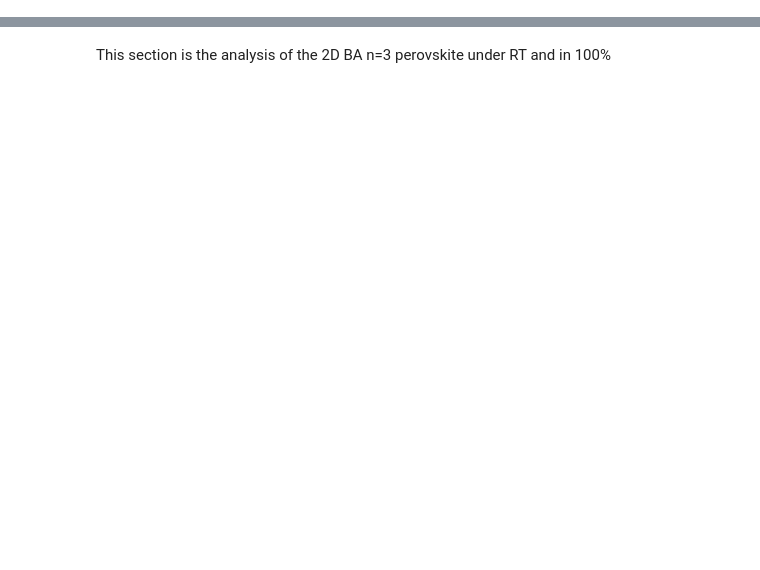
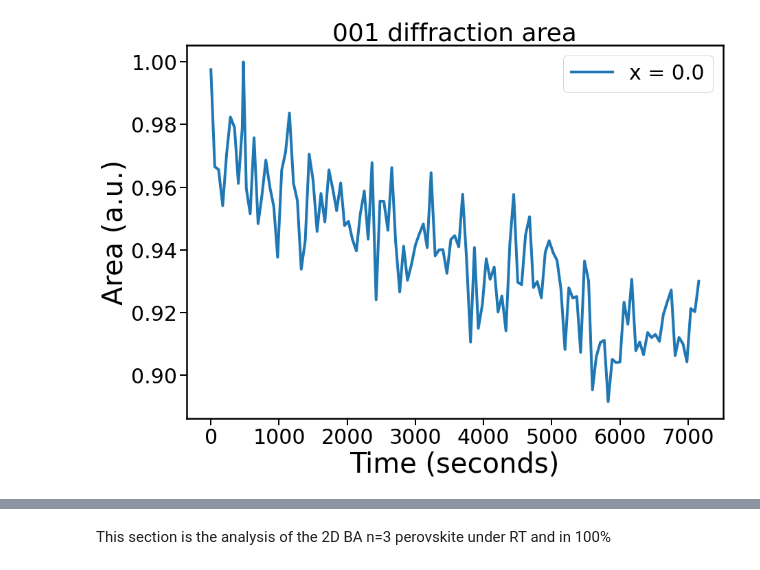
Before and after one commit to lwb56/Mohite_Lab, a Jupyter notebook: main.ipynb, the cells around one changed output, grey strips where cells are left out. Drawn from its saved outputs; the diff is of its cells as text; code cells hidden in the pictures; blank space fills up the shorter version.

Commit message:
update main and function for 2 peak fit

```diff
--- a/main.ipynb
+++ b/main.ipynb
@@ -10,12 +10,12 @@ import scipy as sp
 from utils.tracking import extract, find_params
 from utils.tracking import pseudo_voigt_fit1,gaus_fit1, voigt_fit1
 # %%
-# ## handling the 3D humidity only files. Only took the intergration of
-# path  = 'C:/Users/Bin'+chr(39)+'s X1/Box/BNL March 2022 Data/AMohite2/maxs/analysis/3D_hum_only_test5/circular_average'
+## handling the 3D humidity only files. Only took the intergration of
+path  = 'C:/Users/Bin'+chr(39)+'s X1/Box/BNL March 2022 Data/AMohite2/maxs/analysis/3D_hum_only_test5/circular_average'
 
-# infiles = glob.glob(os.path.join(path, '*'+'*.dat'))
+infiles = glob.glob(os.path.join(path, '*'+'*.dat'))
 
-# data = extract(infiles[0])
+data = extract(infiles[0])
 
-# # find parameter index function
+# find parameter index function
 # %%
@@ -83,27 +83,59 @@ from utils.tracking import pseudo_voigt_fit1,gaus_fit1, voigt_fit1
 # %%
-# # plt.plot(time, val_3D, '*')
+# plt.plot(time, val_3D, '*')
 
-# time = np.array(time)
-# time_pos2 = np.array(time_pos2)
-# val_3D = np.array(val_3D)
-# val_pb = np.array(val_pb)
-# val_3D_pos2 = np.array(val_3D_pos2)
-# val_pb_pos2 = np.array(val_pb_pos2)
+time = np.array(time)
+time_pos2 = np.array(time_pos2)
+val_3D = np.array(val_3D)
+val_pb = np.array(val_pb)
+val_3D_pos2 = np.array(val_3D_pos2)
+val_pb_pos2 = np.array(val_pb_pos2)
 
 
-# indt = np.argsort(time)
-# indt2 = np.argsort(time_pos2)
+indt = np.argsort(time)
+indt2 = np.argsort(time_pos2)
 
-# plt.figure()
-# plt.plot(time[indt], val_3D[indt], label = 'x = 0.0')
-# plt.plot(time_pos2[indt2],val_3D_pos2[indt2], label= 'x = 0.5')
-# plt.title('001 diffraction area')
-# plt.legend()
+plt.figure(figsize = (14,10))
+ax = plt.gca()
+plt.plot(time[indt], val_3D[indt]/np.max(val_3D[indt]), label = 'x = 0.0', linewidth = 4)
+# plt.plot(time_pos2[indt2],val_3D_pos2[indt2]/np.max(val_3D_pos2[indt2]), label= 'x = 0.5', linewidth = 5)
+plt.ylabel('Area (a.u.)',fontsize = 40)
+plt.xlabel('Time (seconds)',fontsize = 40)
+plt.rc('axes', linewidth=2.5)
+ax.tick_params(which='both', width=2)
+ax.tick_params(which='minor', length=5)
+ax.tick_params(which='major', length=10)
+plt.rcParams.update({'font.size': 30})
+plt.title('001 diffraction area')
+plt.legend()
 
 
 
-# plt.figure()
-# plt.plot(time[indt], val_pb[indt], label = 'x = 0.0')
-# plt.plot(time_pos2[indt2],val_pb_pos2[indt2], label = 'x = 0.5')
-# plt.title('PbI2 diffraction area')
-# plt.legend()
+plt.figure(figsize = (14,10))
+plt.plot(time[indt], val_pb[indt]/np.max(val_pb[indt[0]]), label = 'x = 0.0', linewidth = 4, color = 'r')
+# plt.plot(time_pos2[indt2],val_pb_pos2[indt2]/np.max(val_3D_pos2), label = 'x = 0.5')
+plt.ylabel('Area (a.u.)',fontsize = 40)
+plt.xlabel('Time (seconds)',fontsize = 40)
+plt.rc('axes', linewidth=2.5)
+ax.tick_params(which='both', width=2)
+ax.tick_params(which='minor', length=5)
+ax.tick_params(which='major', length=10)
+plt.rcParams.update({'font.size': 30})
+plt.title('PbI2 diffraction area')
+plt.legend()
+
+
+
+
+plt.figure(figsize = (14,10))
+plt.plot(time[indt], np.divide(val_3D[indt],val_pb[indt]), label = 'x = 0.0', linewidth = 4, color = 'g')
+# plt.plot(time_pos2[indt2],val_pb_pos2[indt2]/np.max(val_3D_pos2), label = 'x = 0.5')
+plt.ylabel('Area (a.u.)',fontsize = 40)
+plt.xlabel('Time (seconds)',fontsize = 40)
+plt.rc('axes', linewidth=2.5)
+ax.tick_params(which='both', width=2)
+ax.tick_params(which='minor', length=5)
+ax.tick_params(which='major', length=10)
+plt.rcParams.update({'font.size': 30})
+plt.title('ratio of 001/PbI2 diffraction area')
+plt.legend()
+# %% [output]
@@ -109,0 +143 @@ from utils.tracking import pseudo_voigt_fit1,gaus_fit1, voigt_fit1
+[figure, added]
```
Also changed, not shown: parts of 13 cells of this notebook, 2 other files.
